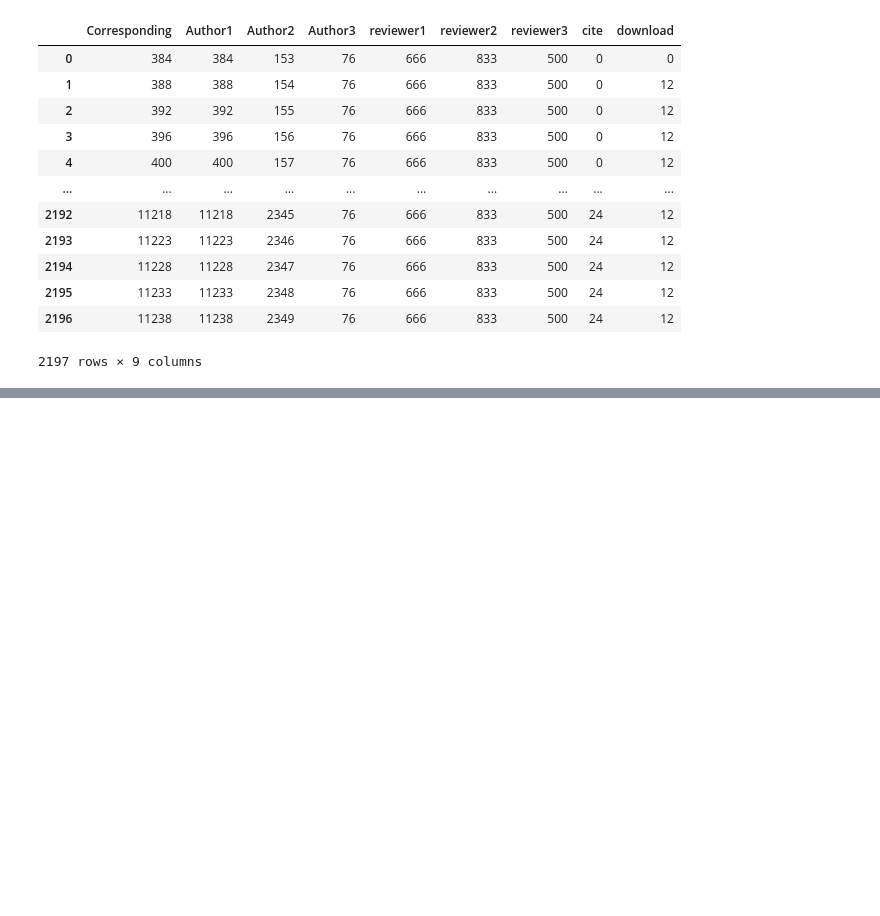
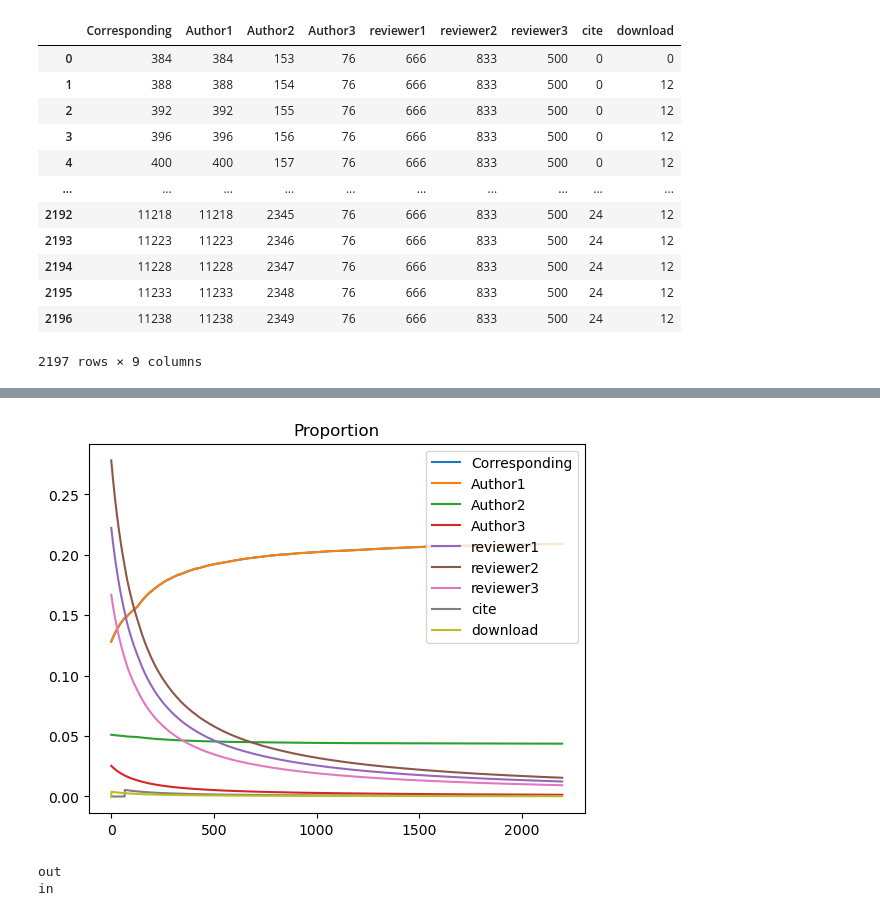
Before and after one commit to thales-casia/journal-dao, a Jupyter notebook: src/dao.ipynb, the cells around one changed output, grey strips where cells are left out. Cells and saved outputs as stored; diff of their text form; code cells hidden in the pictures; blank space fills up the shorter version.

```diff
--- a/src/dao.ipynb
+++ b/src/dao.ipynb
@@ -220,0 +237,14 @@ article.finance()
+# %%
+article.proportion()
+# %% [output]
+[figure, added]
+# %%
+df = pd.DataFrame({
+    'out': [20, 2154, 0, 0, 0, 0, 0, 0, 0, 0, 0, 0],
+    'in': [1000, 2000, 1500, 3000, 2500, 1800, 2800, 2200, 1900, 2100, 2400, 2700]
+})
+for name in df.columns:
+  print(name)
+# %% [output]
+out
+in
```
Also changed, not shown: parts of 5 cells of this notebook, 2 other files.
